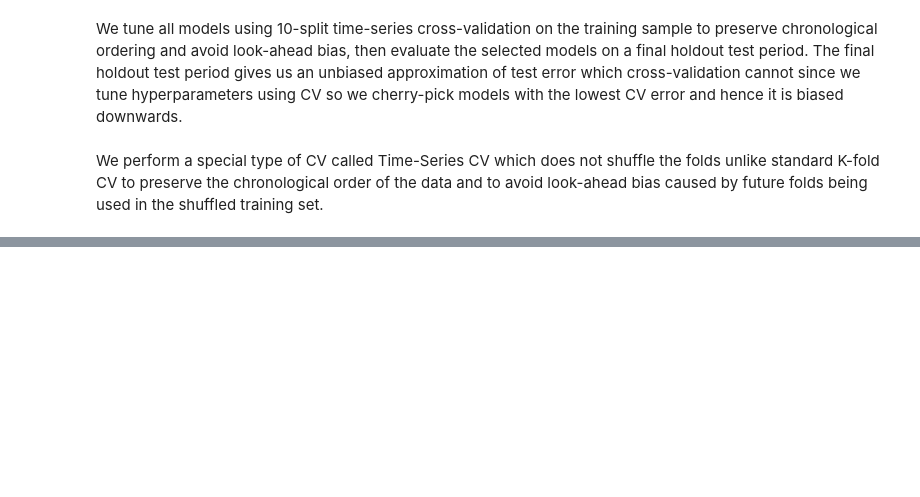
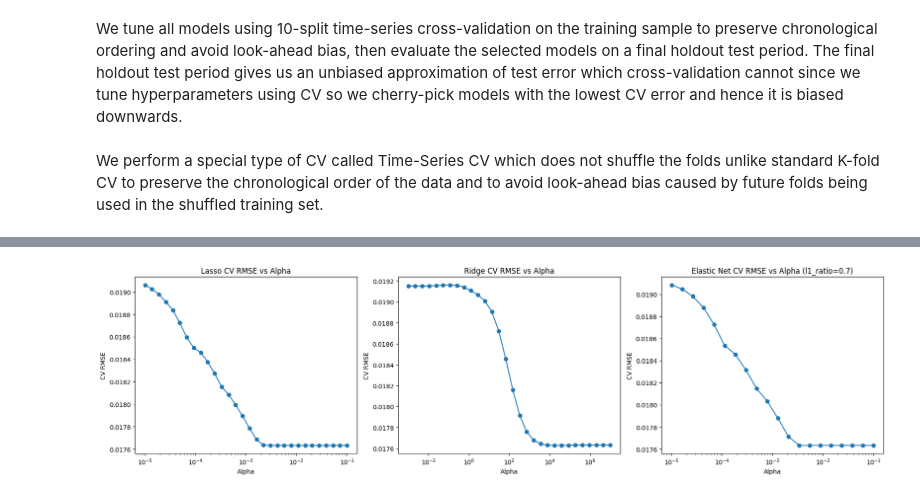
Before and after one commit to aryasalian/ECON-573-Research-Project, a Jupyter notebook: arya_copy_model.ipynb, the cells around one changed output, grey strips where cells are left out. Saved outputs shown, nothing was run; the diff lists cells and outputs as text; code cells hidden in the pictures; blank space fills up the shorter version.

```diff
--- a/arya_copy_model.ipynb
+++ b/arya_copy_model.ipynb
@@ -121,0 +184,27 @@ def evaluate_holdout(name, model, X_train, y_train, X_test, y_test):
+# %%
+fig, axes = plt.subplots(1, 3, figsize=(18, 5))
+
+axes[0].plot(lasso_alphas, lasso_cv_rmse, marker="o")
+axes[0].set_xscale("log")
+axes[0].set_title("Lasso CV RMSE vs Alpha")
+axes[0].set_xlabel("Alpha")
+axes[0].set_ylabel("CV RMSE")
+
+axes[1].plot(ridge_alphas, ridge_cv_rmse, marker="o")
+axes[1].set_xscale("log")
+axes[1].set_title("Ridge CV RMSE vs Alpha")
+axes[1].set_xlabel("Alpha")
+axes[1].set_ylabel("CV RMSE")
+
+# Plot best ENet RMSE by alpha for the chosen l1_ratio
+enet_best_l1_df = enet_df[enet_df["l1_ratio"] == best_enet_l1].sort_values("alpha")
+axes[2].plot(enet_best_l1_df["alpha"], enet_best_l1_df["cv_rmse"], marker="o")
+axes[2].set_xscale("log")
+axes[2].set_title(f"Elastic Net CV RMSE vs Alpha (l1_ratio={best_enet_l1})")
+axes[2].set_xlabel("Alpha")
+axes[2].set_ylabel("CV RMSE")
+
+plt.tight_layout()
+plt.show()
+# %% [output]
+[figure, added]
```
Also changed, not shown: parts of 12 cells of this notebook.
